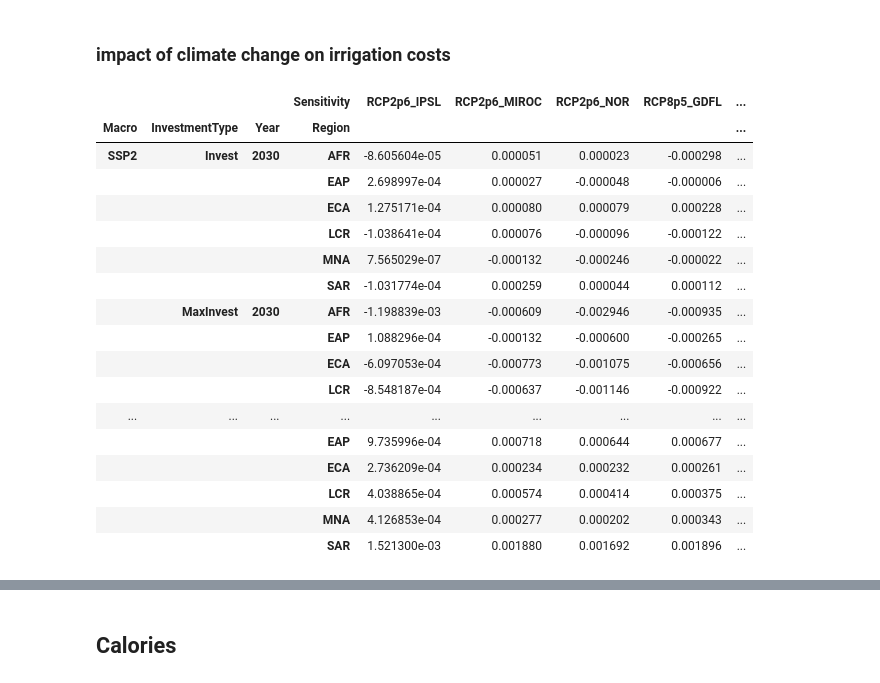
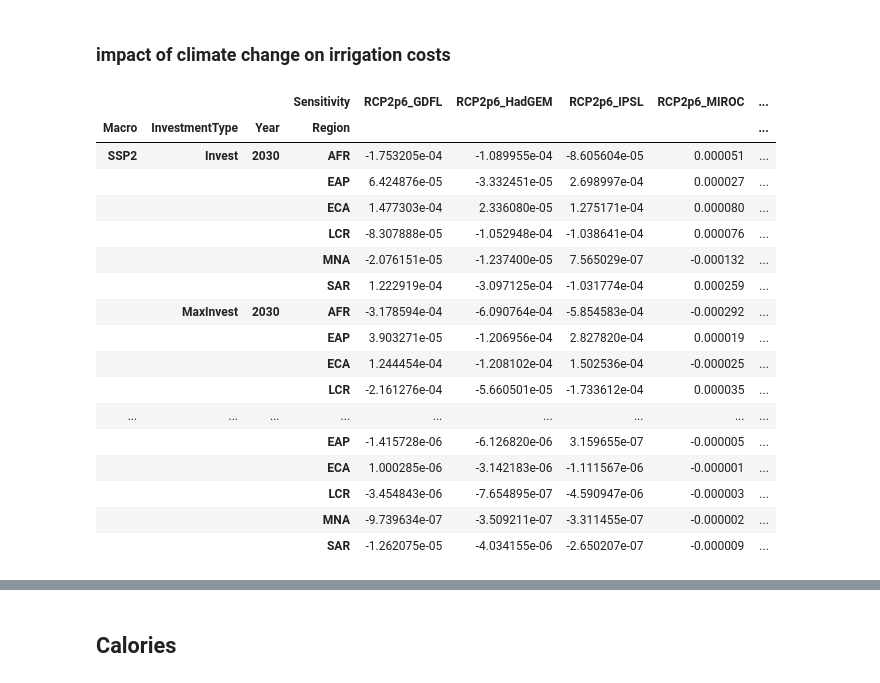
Before and after one commit to julierozenberg/infra_needs_analyses, a Jupyter notebook: iiasa_irrigation.ipynb, the cells around one changed output, grey strips where cells are left out. Cells and saved outputs as stored; diff of their text form; code cells hidden in the pictures.

Commit message:
new analysis with new data

```diff
--- a/iiasa_irrigation.ipynb
+++ b/iiasa_irrigation.ipynb
@@ -15,7 +15,7 @@ sns.set_style("whitegrid")
 # %%
 invfolder = "C:\\Users\\WB451855\OneDrive - WBG\\!infra_needs_data\\water_iiasa_output_data\\"
 # %%
-data = pd.read_excel(invfolder+"data_WB_Irrigation_05june18.xlsx",sheetname="data_WB_Irrigation_27may18")
+data = pd.read_excel(invfolder+"data_WB_Irrigation_11june18.xlsx",sheetname="data_WB_Irrigation_11june18")
 # %% [markdown]
 ## Test the data
 # %%
@@ -196,0 +249,2 @@ toplot.loc[(toplot.InvestmentType=="ZeroInvest")&(toplot.percent2>0.1),:]
+# %%
+costs_region_over_gdp = data.unstack("Var")["Val"]["CSYS"].unstack("Region").drop(["WLD","EC","NAM","APD"],axis=1).stack().unstack("Unit")["percent2"].dropna()
@@ -197,25 +353,26 @@ toplot.loc[(toplot.InvestmentType=="ZeroInvest")&(toplot.percent2>0.1),:]
 # %% [markdown]
 ### impact of climate change on irrigation costs
 # %%
-costs_region_over_gdp.unstack("Sensitivity")[['RCP2p6_IPSL', 'RCP2p6_MIROC', 'RCP2p6_NOR',
-       'RCP8p5_GDFL', 'RCP8p5_HadGEM', 'RCP8p5_HadGem_noCO2',
-       'RCP8p5_IPSL', 'RCP8p5_MIROC', 'RCP8p5_NOR']].sub(costs_region_over_gdp.unstack("Sensitivity")["Baseline"],axis=0).dropna().drop([2050,2100],level="Year")
+costs_region_over_gdp.unstack("Item")["TOT"].unstack("Sensitivity")[['RCP2p6_GDFL',
+       'RCP2p6_HadGEM', 'RCP2p6_IPSL', 'RCP2p6_MIROC', 'RCP2p6_NOR',
+       'RCP8p5_GDFL', 'RCP8p5_HadGEM', 'RCP8p5_HadGEM_noCO2',
+       'RCP8p5_IPSL', 'RCP8p5_MIROC', 'RCP8p5_NOR']].sub(costs_region_over_gdp.unstack("Item")["TOT"].unstack("Sensitivity")["Baseline"],axis=0).dropna().drop([2050,2100],level="Year")
 # %% [output]
-|  |  |  | Sensitivity | RCP2p6_IPSL | RCP2p6_MIROC | RCP2p6_NOR | RCP8p5_GDFL | ... |
+|  |  |  | Sensitivity | RCP2p6_GDFL | RCP2p6_HadGEM | RCP2p6_IPSL | RCP2p6_MIROC | ... |
 | Macro | InvestmentType | Year | Region |  |  |  |  | ... |
-| SSP2 | Invest | 2030 | AFR | -8.605604e-05 | 0.000051 | 0.000023 | -0.000298 | ... |
-|  |  |  | EAP | 2.698997e-04 | 0.000027 | -0.000048 | -0.000006 | ... |
-|  |  |  | ECA | 1.275171e-04 | 0.000080 | 0.000079 | 0.000228 | ... |
-|  |  |  | LCR | -1.038641e-04 | 0.000076 | -0.000096 | -0.000122 | ... |
-|  |  |  | MNA | 7.565029e-07 | -0.000132 | -0.000246 | -0.000022 | ... |
-|  |  |  | SAR | -1.031774e-04 | 0.000259 | 0.000044 | 0.000112 | ... |
-|  | MaxInvest | 2030 | AFR | -1.198839e-03 | -0.000609 | -0.002946 | -0.000935 | ... |
-|  |  |  | EAP | 1.088296e-04 | -0.000132 | -0.000600 | -0.000265 | ... |
-|  |  |  | ECA | -6.097053e-04 | -0.000773 | -0.001075 | -0.000656 | ... |
-|  |  |  | LCR | -8.548187e-04 | -0.000637 | -0.001146 | -0.000922 | ... |
+| SSP2 | Invest | 2030 | AFR | -1.753205e-04 | -1.089955e-04 | -8.605604e-05 | 0.000051 | ... |
+|  |  |  | EAP | 6.424876e-05 | -3.332451e-05 | 2.698997e-04 | 0.000027 | ... |
+|  |  |  | ECA | 1.477303e-04 | 2.336080e-05 | 1.275171e-04 | 0.000080 | ... |
+|  |  |  | LCR | -8.307888e-05 | -1.052948e-04 | -1.038641e-04 | 0.000076 | ... |
+|  |  |  | MNA | -2.076151e-05 | -1.237400e-05 | 7.565029e-07 | -0.000132 | ... |
+|  |  |  | SAR | 1.222919e-04 | -3.097125e-04 | -1.031774e-04 | 0.000259 | ... |
+|  | MaxInvest | 2030 | AFR | -3.178594e-04 | -6.090764e-04 | -5.854583e-04 | -0.000292 | ... |
+|  |  |  | EAP | 3.903271e-05 | -1.206956e-04 | 2.827820e-04 | 0.000019 | ... |
+|  |  |  | ECA | 1.244454e-04 | -1.208102e-04 | 1.502536e-04 | -0.000025 | ... |
+|  |  |  | LCR | -2.161276e-04 | -5.660501e-05 | -1.733612e-04 | 0.000035 | ... |
 | ... | ... | ... | ... | ... | ... | ... | ... | ... |
-|  |  |  | EAP | 9.735996e-04 | 0.000718 | 0.000644 | 0.000677 | ... |
-|  |  |  | ECA | 2.736209e-04 | 0.000234 | 0.000232 | 0.000261 | ... |
-|  |  |  | LCR | 4.038865e-04 | 0.000574 | 0.000414 | 0.000375 | ... |
-|  |  |  | MNA | 4.126853e-04 | 0.000277 | 0.000202 | 0.000343 | ... |
-|  |  |  | SAR | 1.521300e-03 | 0.001880 | 0.001692 | 0.001896 | ... |
+|  |  |  | EAP | -1.415728e-06 | -6.126820e-06 | 3.159655e-07 | -0.000005 | ... |
+|  |  |  | ECA | 1.000285e-06 | -3.142183e-06 | -1.111567e-06 | -0.000001 | ... |
+|  |  |  | LCR | -3.454843e-06 | -7.654895e-07 | -4.590947e-06 | -0.000003 | ... |
+|  |  |  | MNA | -9.739634e-07 | -3.509211e-07 | -3.311455e-07 | -0.000002 | ... |
+|  |  |  | SAR | -1.262075e-05 | -4.034155e-06 | -2.650207e-07 | -0.000009 | ... |
```
Also changed, not shown: parts of 70 cells of this notebook.
